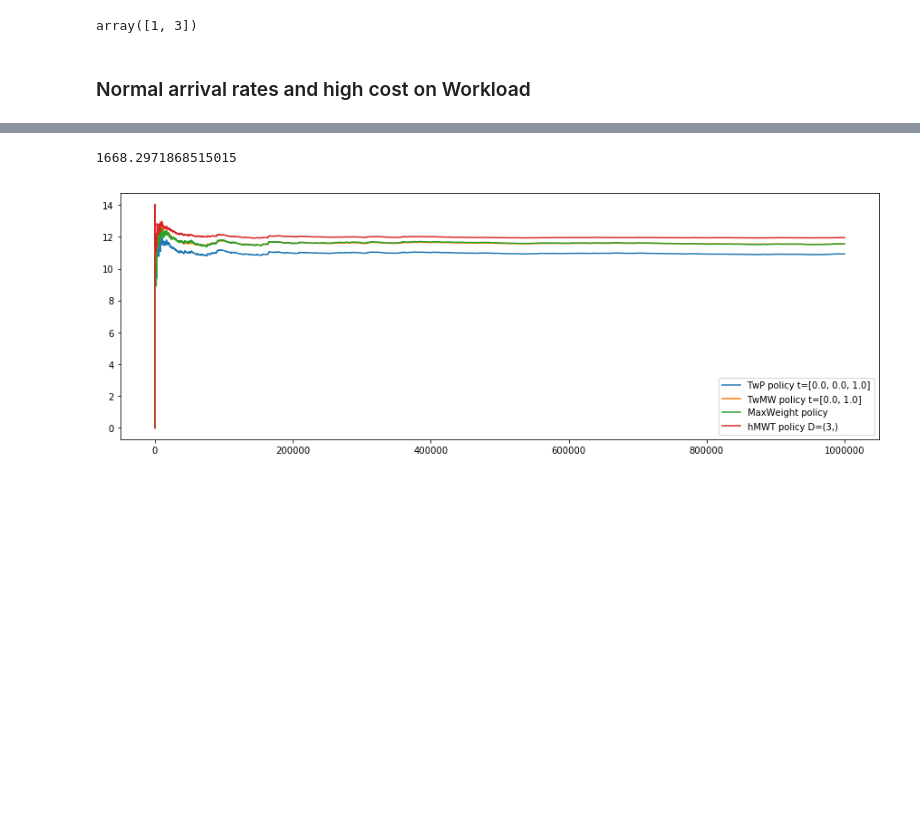
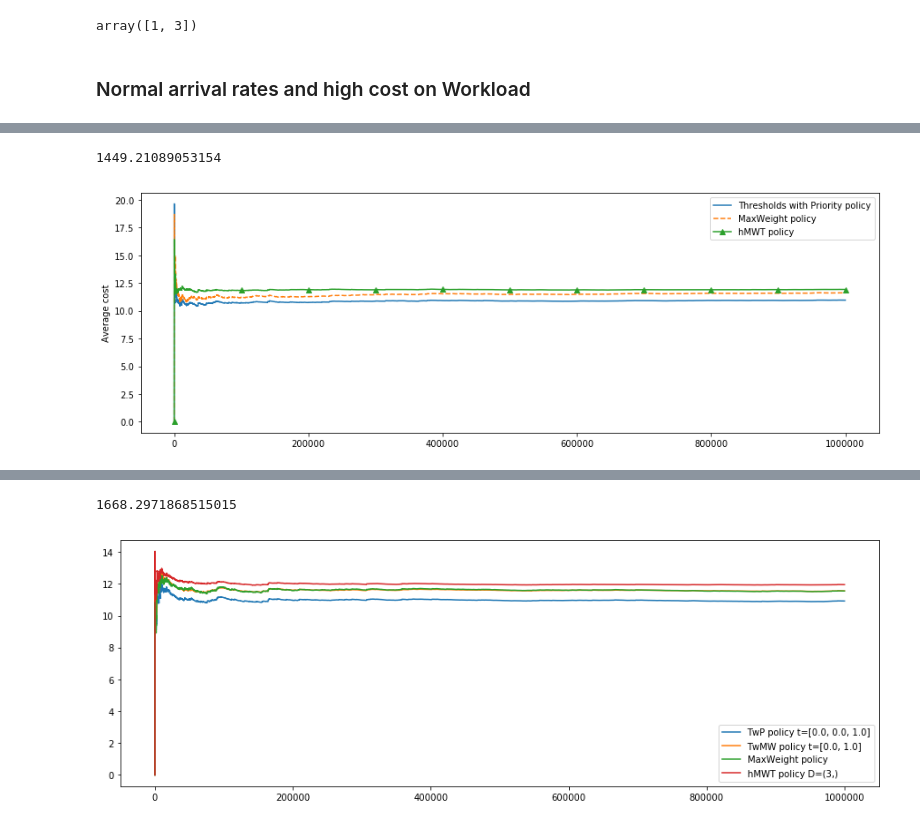
Before and after one commit to ArnaudCadas/DynamicMatchingModel, a Jupyter notebook: TestPolicies.ipynb, the cells around one changed output, grey strips where cells are left out. Drawn from its saved outputs; the diff is of its cells as text; code cells hidden in the pictures; blank space fills up the shorter version.

```diff
--- a/TestPolicies.ipynb
+++ b/TestPolicies.ipynb
@@ -962,0 +969,8 @@ t = test_model.run(1000,P,plot=True)
+# %%
+t = time.time()
+N = 1000000
+c = test_model.average_cost(N,P,plot=True)
+print(time.time()-t)
+# %% [output]
+1449.21089053154
+[figure, added]
```
Also changed, not shown: parts of 8 cells of this notebook.
